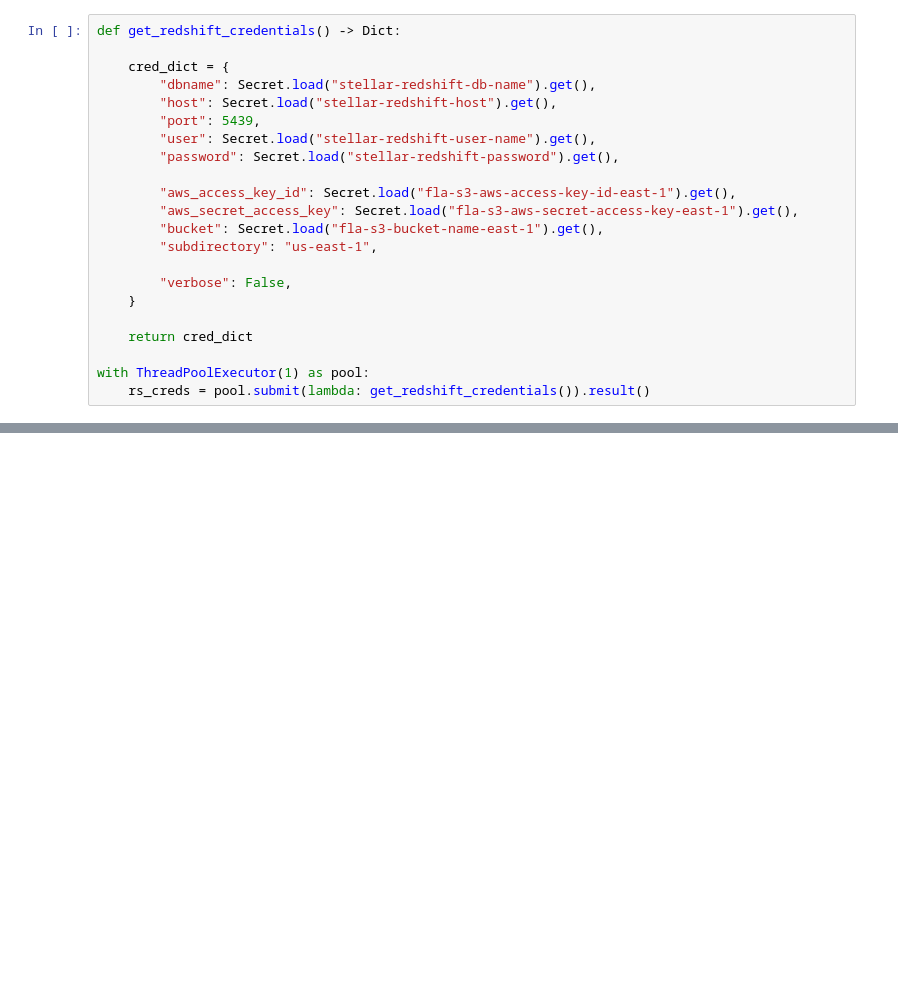
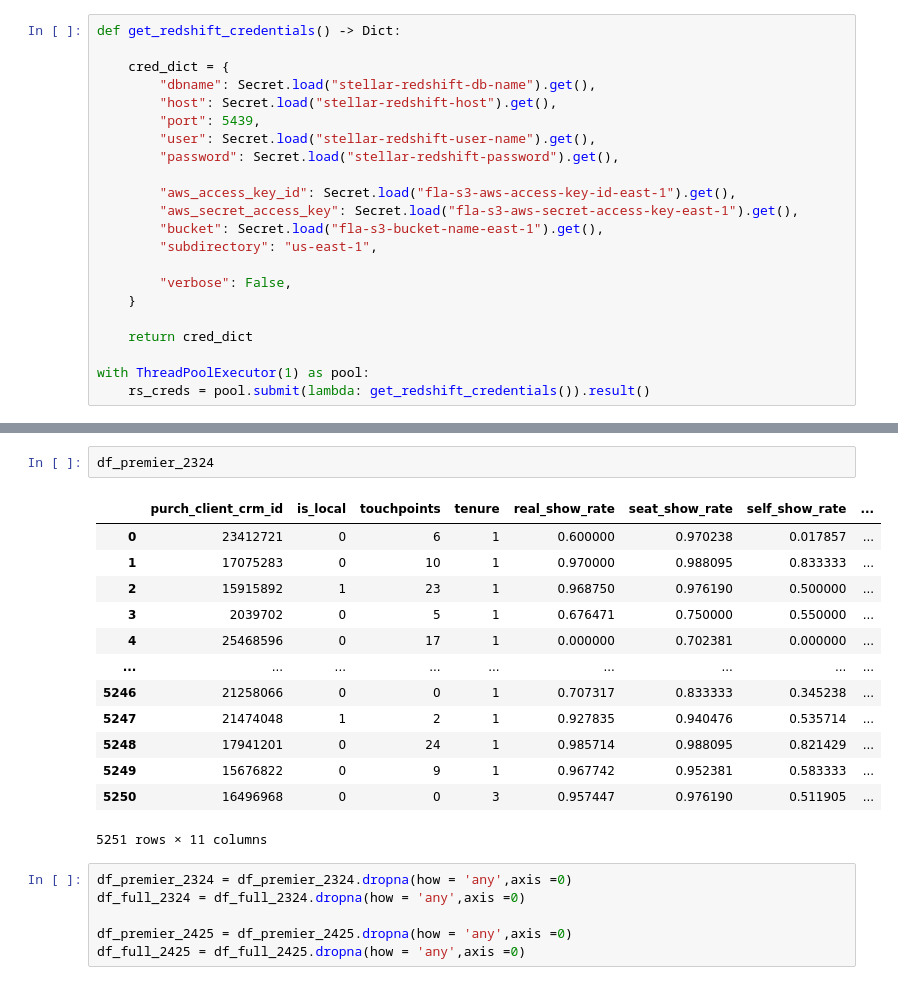
Before and after one commit to riffere-fla/pandas_party, a Jupyter notebook: renewal_scoring_2526.ipynb, the cells around one changed output, grey strips where cells are left out. Saved outputs shown, nothing was run; the diff lists cells and outputs as text; blank space fills up the shorter version.

```diff
--- a/renewal_scoring_2526.ipynb
+++ b/renewal_scoring_2526.ipynb
@@ -317,0 +714,22 @@ df_2324
+# %%
+df_premier_2324
+# %% [output]
+|  | purch_client_crm_id | is_local | touchpoints | tenure | real_show_rate | seat_show_rate | self_show_rate | ... |
+| 0 | 23412721 | 0 | 6 | 1 | 0.600000 | 0.970238 | 0.017857 | ... |
+| 1 | 17075283 | 0 | 10 | 1 | 0.970000 | 0.988095 | 0.833333 | ... |
+| 2 | 15915892 | 1 | 23 | 1 | 0.968750 | 0.976190 | 0.500000 | ... |
+| 3 | 2039702 | 0 | 5 | 1 | 0.676471 | 0.750000 | 0.550000 | ... |
+| 4 | 25468596 | 0 | 17 | 1 | 0.000000 | 0.702381 | 0.000000 | ... |
+| ... | ... | ... | ... | ... | ... | ... | ... | ... |
+| 5246 | 21258066 | 0 | 0 | 1 | 0.707317 | 0.833333 | 0.345238 | ... |
+| 5247 | 21474048 | 1 | 2 | 1 | 0.927835 | 0.940476 | 0.535714 | ... |
+| 5248 | 17941201 | 0 | 24 | 1 | 0.985714 | 0.988095 | 0.821429 | ... |
+| 5249 | 15676822 | 0 | 9 | 1 | 0.967742 | 0.952381 | 0.583333 | ... |
+| 5250 | 16496968 | 0 | 0 | 3 | 0.957447 | 0.976190 | 0.511905 | ... |
+5251 rows × 11 columns
+# %%
+df_premier_2324 = df_premier_2324.dropna(how = 'any',axis =0)
+df_full_2324 = df_full_2324.dropna(how = 'any',axis =0)
+
+df_premier_2425 = df_premier_2425.dropna(how = 'any',axis =0)
+df_full_2425 = df_full_2425.dropna(how = 'any',axis =0)
```
Also changed, not shown: parts of 9 cells of this notebook.
